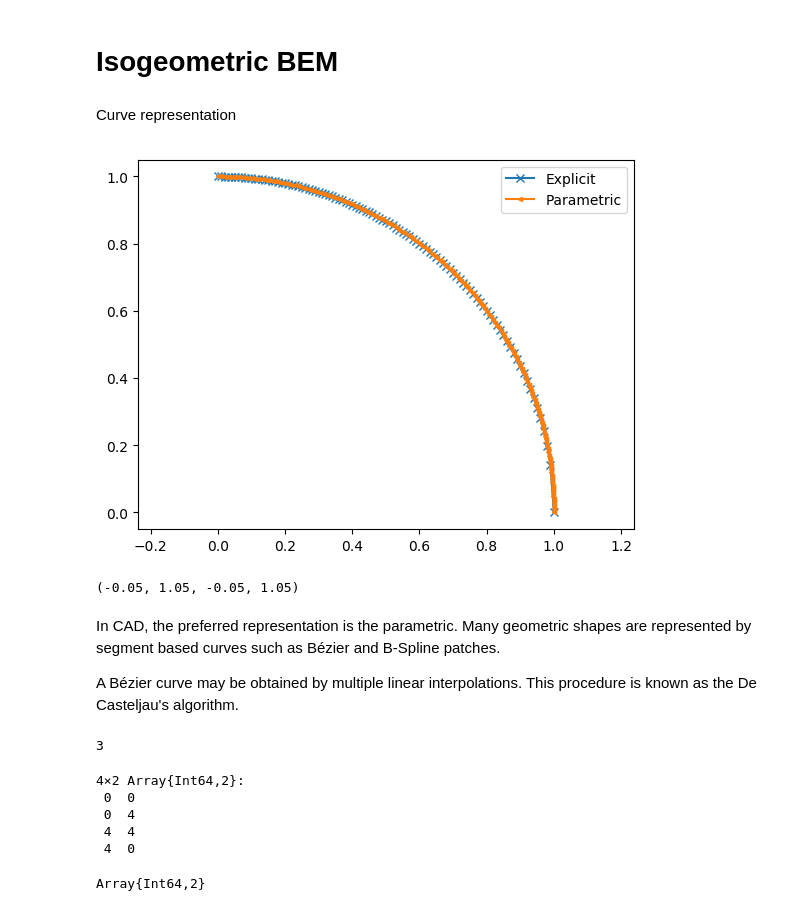
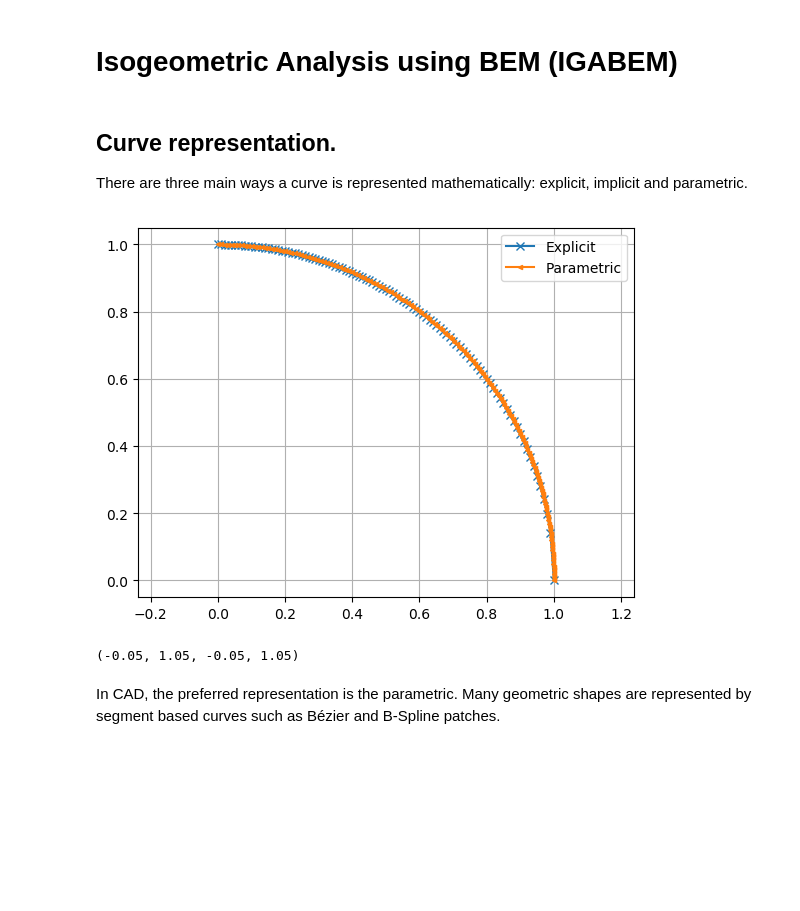
Before and after one commit to alvarocafe/BB, a Jupyter notebook: docs/Isogeometric BEM.ipynb, the cells around one changed output. Saved outputs shown, nothing was run; the diff lists cells and outputs as text; code cells hidden in the pictures; blank space fills up the shorter version.

```diff
--- a/docs/Isogeometric BEM.ipynb
+++ b/docs/Isogeometric BEM.ipynb
@@ -1,58 +1,24 @@
 # %% [markdown]
-# Isogeometric BEM
+# Isogeometric Analysis using BEM (IGABEM)
-# %% [markdown]
-Curve representation
+# %% [markdown]
+## Curve representation.
+
+There are three main ways a curve is represented mathematically: explicit, implicit and parametric.
 # %%
 using PyPlot
+plt = PyPlot
 f(x) = sqrt.(1-x.^2);
 x = 0:0.01:1;
 plot(x,f(x),label="Explicit",marker="x")
 xx(t) = cos.(t);
 yy(t) = sin.(t);
 t = 0:0.01:pi/2;
 plot(xx(t),yy(t),label="Parametric",marker="<",markersize=3)
+grid(1)
 legend()
 axis("equal")
 # %% [output]
-[figure, old version]
+[figure, new version]
 (-0.05, 1.05, -0.05, 1.05)
 # %% [markdown]
 In CAD, the preferred representation is the parametric. Many geometric shapes are represented by segment based curves such as Bézier and B-Spline patches.
-
-A Bézier curve may be obtained by multiple linear interpolations. This procedure is known as the De Casteljau's algorithm.
-# %%
-function decasteljau(b,t)
-    # First, determine the polynomial degree of the curve.
-    degree = size(b,1)-1;
-    c = copy(b);
-    for j = 1:n
-        for i = 0:n-j
-            c[i,j] =  b[i,j-1].*(1-t) + b[i+1,j-1]*t;
-        end
-    end
-    return c[:,1]
-end
-
-b0 = [0 0]
-b1 = [0 4]
-b2 = [4 4]
-b3 = [4 0]
-b = vcat(b0,b1,b2,b3);
-t = 0:0.01:1;
-np = size(p,1);
-c = zeros(np,2);
-for i = 1:np
-    c[i,:] = decasteljau(b,t[i]);
-end
-plot()
-# %% [output]
-3
-4×2 Array{Int64,2}:
- 0  0
- 0  4
- 4  4
- 4  0
-# %%
-typeof(b)
-# %% [output]
-Array{Int64,2}
```
Also changed, not shown: parts of 29 cells of this notebook, 7 other files.
